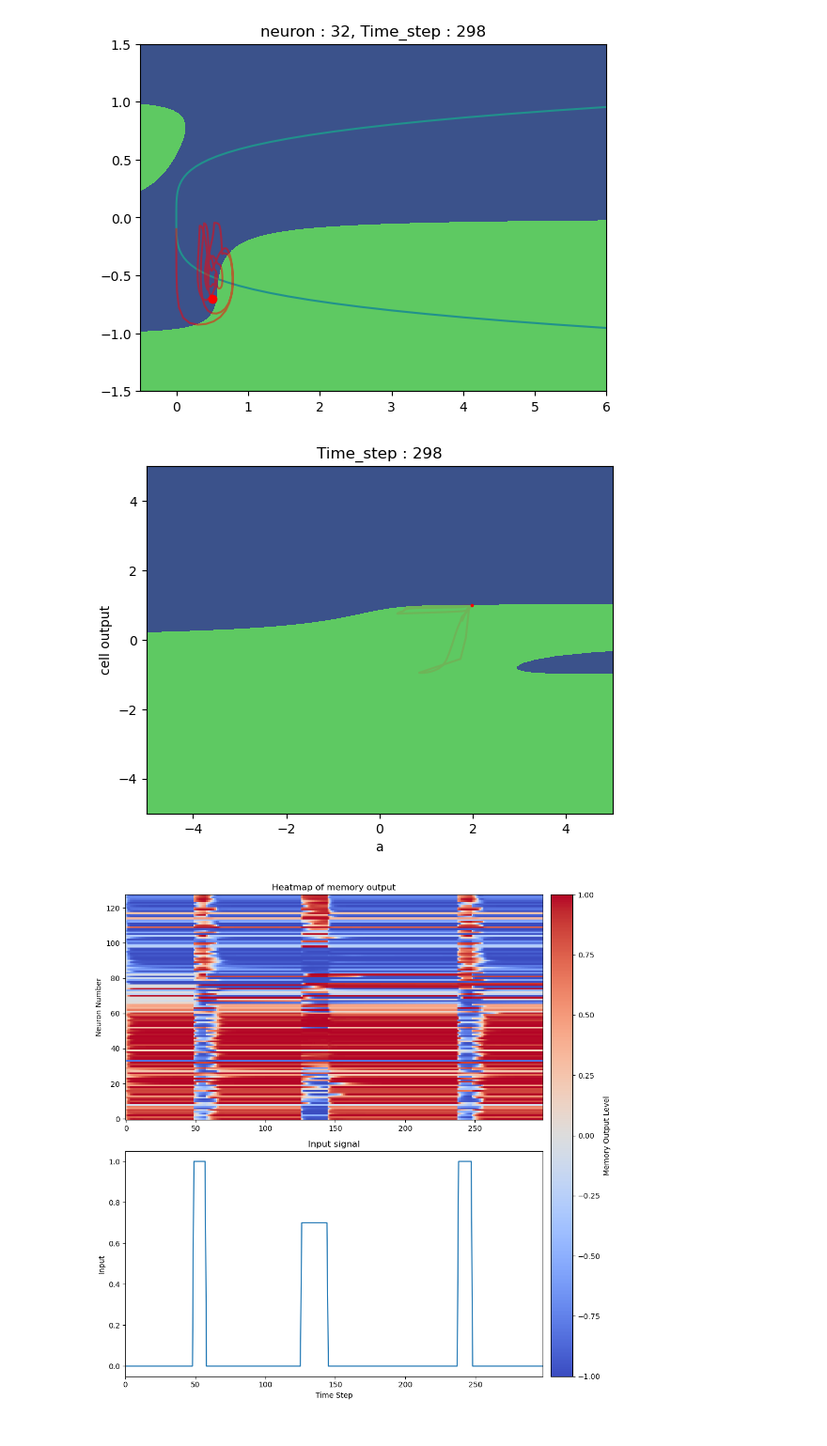
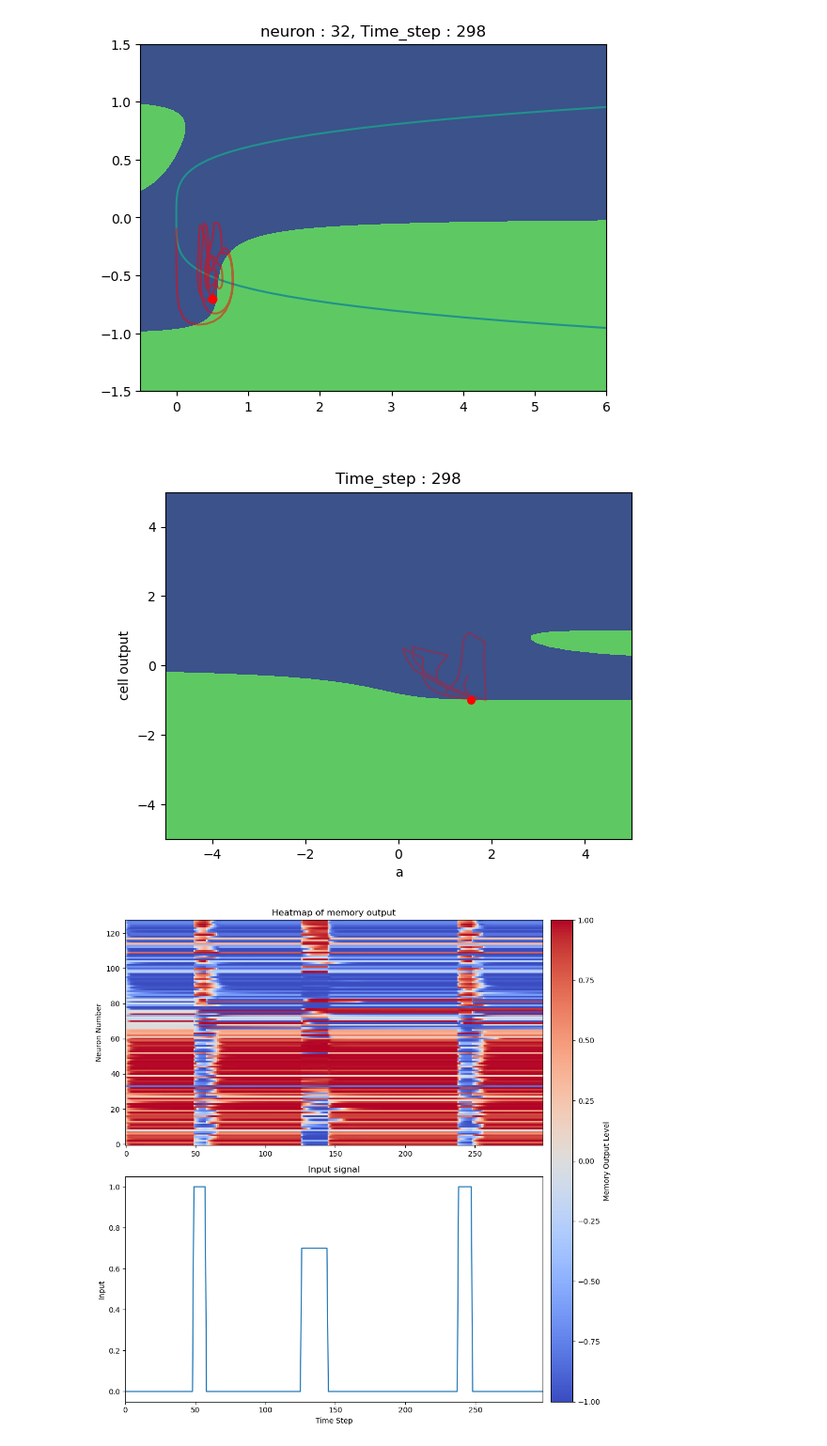
Before and after one commit to gerome-andry/BIO_inspired_RNN, a Jupyter notebook: test.ipynb, the cells around one changed output. Shown at 94% size. Drawn from its saved outputs; the diff is of its cells as text; code cells hidden in the pictures.

```diff
--- a/test.ipynb
+++ b/test.ipynb
@@ -293,8 +293,8 @@ def make_BRC_phase_portrait_animation(model,input_signal,neuron_nb):
     def get_ode(pars):
         _,c,x = pars['a'],pars['c'],pars['x']
         def f(a,hf):
-            return (c-1) *(hf - torch.tanh(x + a*hf))
-            #return c*hf + (1-c)*torch.tanh(x + a*hf) # this eq does not work and I don't really know why because they are suposed to be equivalent
+            # return (c-1) *(hf - torch.tanh(x + a*hf))
+            return c*hf + (1-c)*torch.tanh(x + a*hf) # this eq does not work and I don't really know why because they are suposed to be equivalent
         return f
 
     def animate(frame_num):
@@ -310,7 +310,7 @@ def make_BRC_phase_portrait_animation(model,input_signal,neuron_nb):
                 }
 
         func = get_ode(pars)
-        ax.contourf(hfs[0],hfs[1], func(hfs[0],hfs[1]), 0)
+        ax.contourf(hfs[0],hfs[1], func(hfs[0],hfs[1]) - hfs[1], 0)
 
         ax.set_title("Time_step : " +  str(frame_num))
         ax.set_xlim(-5, 5)
@@ -319,7 +319,7 @@ def make_BRC_phase_portrait_animation(model,input_signal,neuron_nb):
         ax.set_ylabel("cell output")
         # Plot trajectory
 
-        ax.plot(a[0,:frame_num, neuron_nb] ,fast_var[0, :frame_num, neuron_nb], 'r',alpha = 0.1)
+        ax.plot(a[0,:frame_num, neuron_nb] ,fast_var[0, :frame_num, neuron_nb], 'r',alpha = 0.3)
         ax.plot(a[0,frame_num, neuron_nb], fast_var[0, frame_num, neuron_nb], 'ro',markersize=pars['c']*10)
 
     anim = FuncAnimation(fig, animate, frames=input_signal.shape[1],interval = 2,repeat = True, repeat_delay = 500)
@@ -344,42 +344,42 @@ def make_BRC_density_phase_portrait_animation(model,input_signal):
     def get_ode(pars):
         _,c,x = pars['a'],pars['c'],pars['x']
         def f(a,hf):
-            return (c-1) *(hf - torch.tanh(x + a*hf))
-            #return c*hf + (1-c)*torch.tanh(x + a*hf) # this eq does not work and I don't really know why because they are suposed to be equivalent
+            # return (c-1) *(hf - torch.tanh(x + a*hf))
+            return c*hf + (1-c)*torch.tanh(x + a*hf) # this eq does not work and I don't really know why because they are suposed to be equivalent
         return f
 
     alpha = 1 / memory_size
     def animate(frame_num):
         step_input = inputs[:,frame_num]
         in_emb  = model.mem.ff_im(step_input)
         _, _, neuron_inputs = in_emb.split(model.mem.mem_sz, 1)
 
         ax.clear()
         for neuron in range(memory_size):
             pars = {'a': a[0,frame_num,neuron],
                     'c': c[0,frame_num,neuron],
                     'x': neuron_inputs[0,neuron].item(),
                     }
 
             func = get_ode(pars)
-            ax.contourf(hfs[0], hfs[1], func(hfs[0],hfs[1]), 0, alpha = alpha)
+            ax.contourf(hfs[0], hfs[1], func(hfs[0],hfs[1]) - hfs[1], 0, alpha = alpha)
 
         ax.set_title("Time_step : " +  str(frame_num))
         ax.set_xlabel("a")
         ax.set_ylabel("cell output")
         # Plot trajectory
         for neuron in range(memory_size):
 
             ax.plot(a[0,:frame_num, neuron] ,fast_var[0, :frame_num, neuron], 'r', alpha=alpha)
             ax.plot(a[0,frame_num, neuron], fast_var[0, frame_num, neuron], 'ro',markersize=pars['c']*5)
 
     anim = FuncAnimation(fig, animate, frames=input_signal.shape[1],interval = 2,repeat = True, repeat_delay = 500)
     anim.save("densisty_biffurcation_BRC_animation.gif", writer='pillow')
 
 # make_BRC_density_phase_portrait_animation(model, mod_in)
-make_BRC_phase_portrait_animation(model, mod_in,42)
+make_BRC_phase_portrait_animation(model, mod_in,32)
 # %% [output]
-[figure, old version]
+[figure, new version]
 # %%
 %matplotlib inline
 from matplotlib.cm import ScalarMappable
```
Also changed, not shown: 1 other file.
